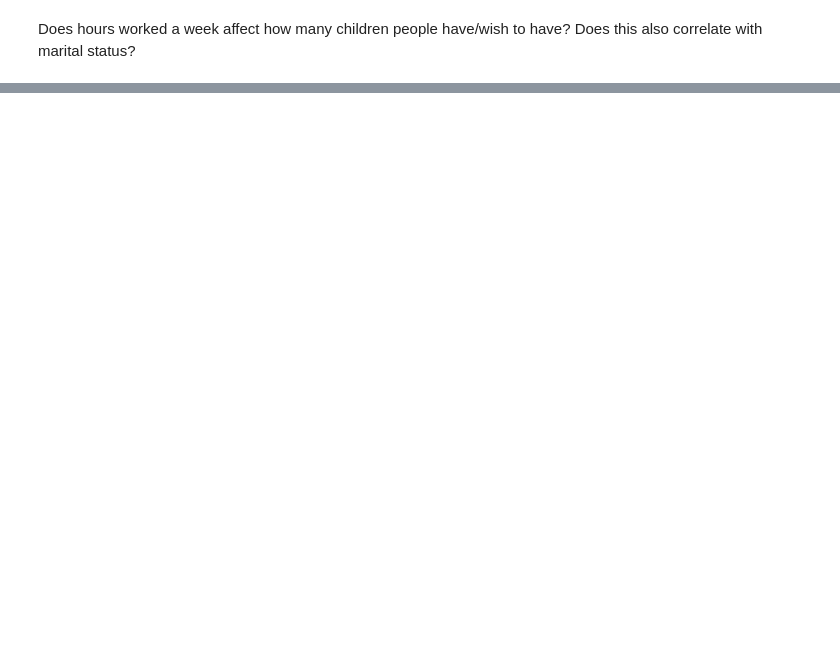
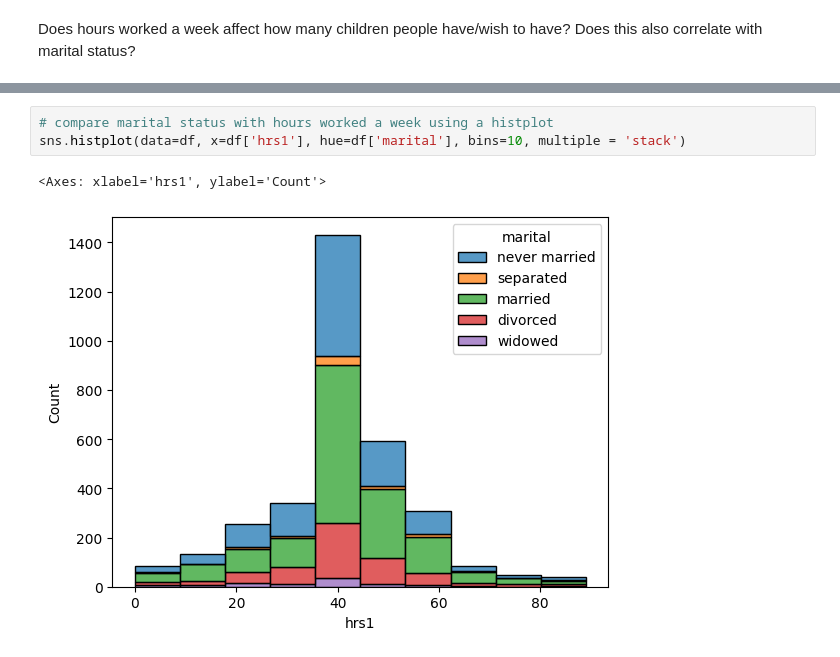
Before and after one commit to imdressel/project_gss, a Jupyter notebook: GSS_Catherine's_Part.ipynb, the cells around one changed output, grey strips where cells are left out. Saved outputs shown, nothing was run; the diff lists cells and outputs as text; blank space fills up the shorter version.

```diff
--- a/GSS_Catherine's_Part.ipynb
+++ b/GSS_Catherine's_Part.ipynb
@@ -106,0 +126,6 @@ sns.scatterplot(data=df, x=hrs1, y=childs, hue=marital)
+# %%
+# compare marital status with hours worked a week using a histplot
+sns.histplot(data=df, x=df['hrs1'], hue=df['marital'], bins=10, multiple = 'stack')
+# %% [output]
+<Axes: xlabel='hrs1', ylabel='Count'>
+[figure, added]
```
Also changed, not shown: parts of 7 cells of this notebook.
